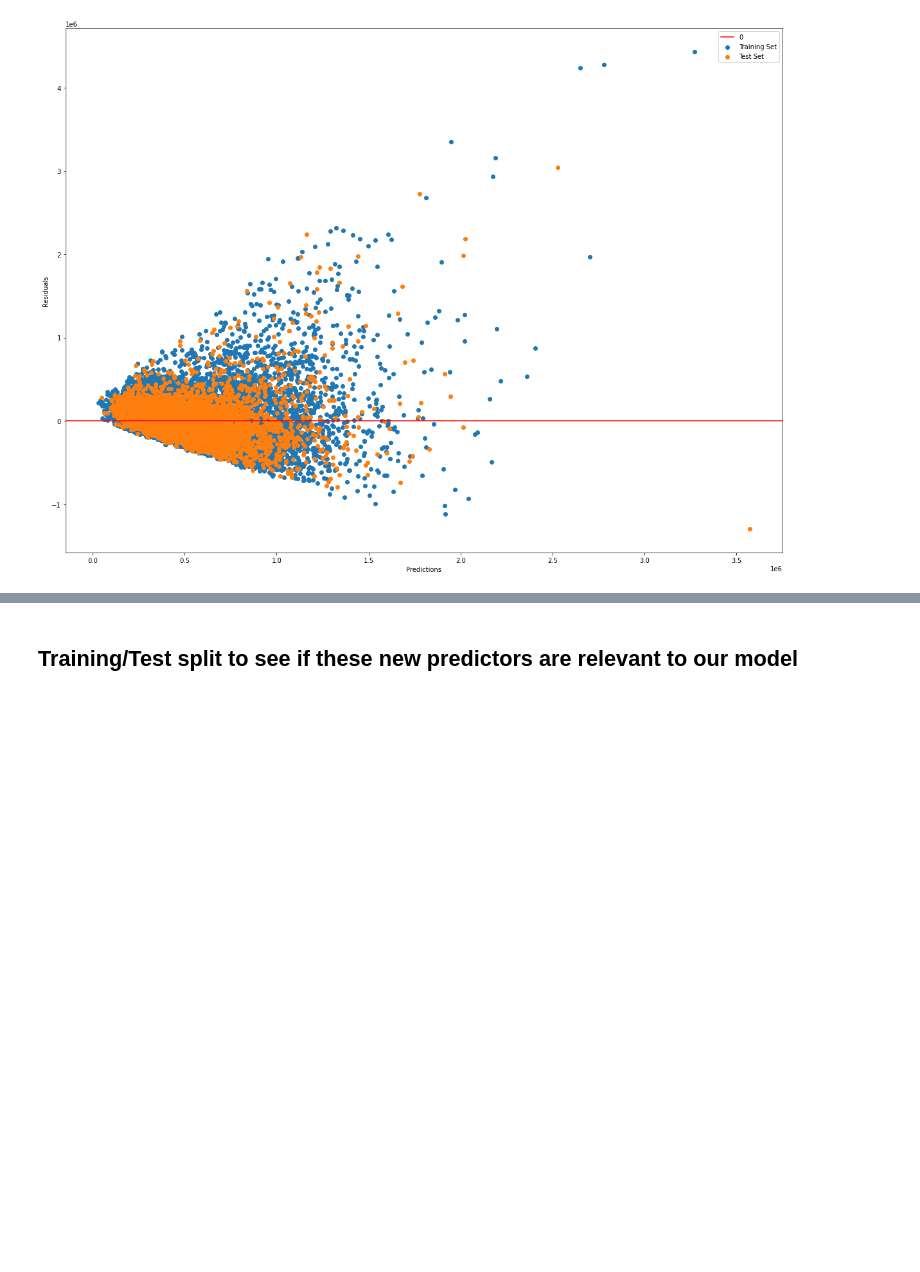
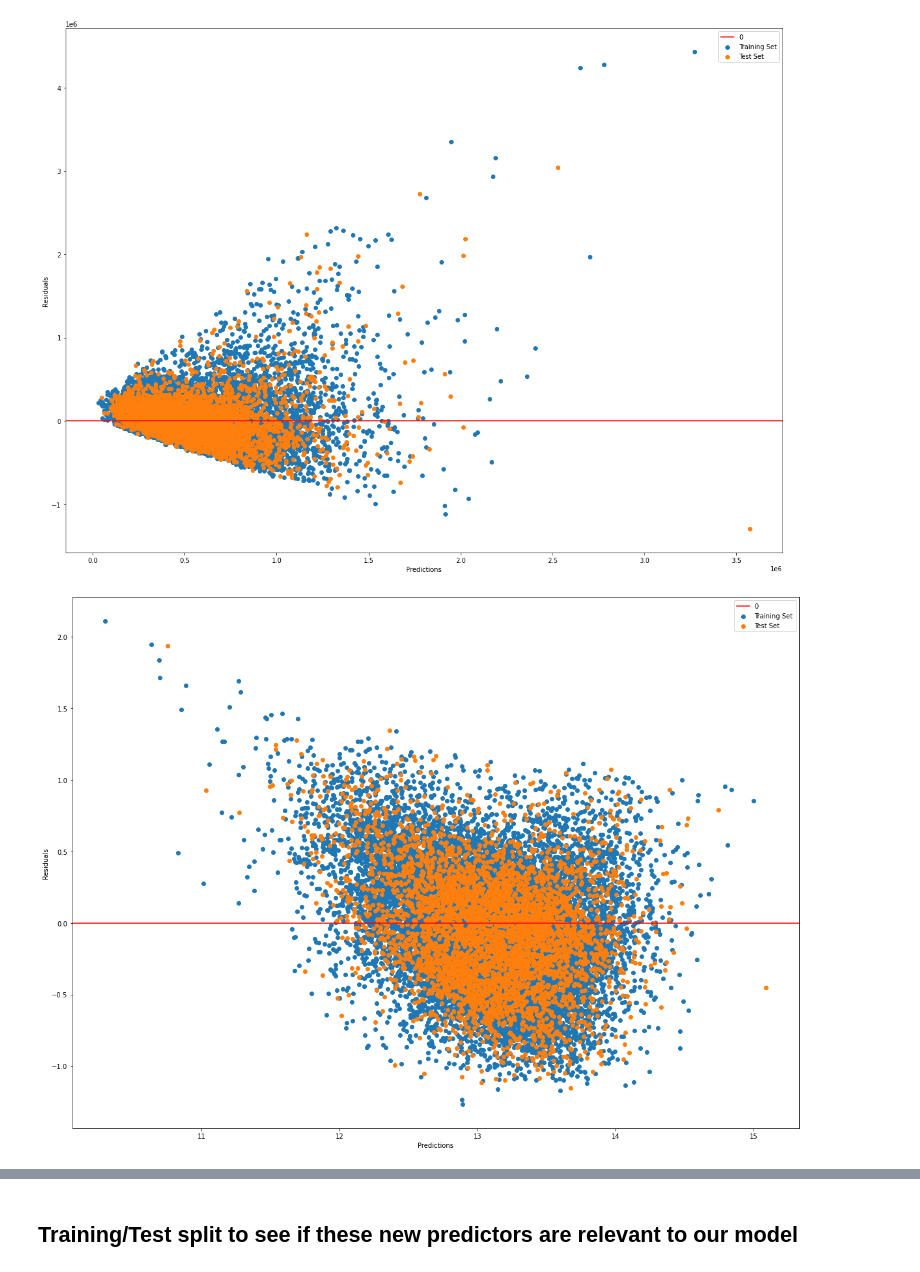
Before and after one commit to NaavSD/House-Plan-Analysis, a Jupyter notebook: Project 2 Notebook.ipynb, the cells around one changed output, grey strips where cells are left out. Cells and saved outputs as stored; diff of their text form; code cells hidden in the pictures; blank space fills up the shorter version.

Commit message:
Adjusted and added some models to Project 2.ipynb

```diff
--- a/Project 2 Notebook.ipynb
+++ b/Project 2 Notebook.ipynb
@@ -413,7 +396,8 @@ X_train_scaled
 Created the test dataset based on our StandardScalar values and our training/test split
 # %%
 # Testing dataset
-X_test_scaled = pd.DataFrame(X_test_scaled)
+X_test_scaled = pd.DataFrame(ss.transform(X_test))
 X_test_scaled.columns = X.columns
 y_test.reset_index(drop=True,inplace=True)
 X_test_scaled_plus_y = pd.concat((X_test_scaled,y_test),axis=1)
+X_test.reset_index(drop=True, inplace=True)
@@ -575,6 +635,2 @@ vif(X_train_scaled[['sqft_living', 'sqft_per_bedroom', 'footprint', 'bedbathrati
 # %% [markdown]
 We now run the second model to see if there were any changes to the R^2 value. We also wanted to test and see if keeping the bedrooms/bathrooms variables would reduce the complexity of our models. Removing the bedrooms variable in our model reduces our R^2 value by 0.015.
-# %%
-formula = 'price ~  sqft_living + sqft_per_bedroom + footprint + bedbathratio'
-model = ols(formula, X_train_scaled_plus_y).fit()
-model.summary()
@@ -607,5 +640,5 @@ qq(X_test_scaled[['sqft_living', 'sqft_per_bedroom', 'footprint', 'bedbathratio'
 # %% [output]
 [figure]
 # %%
-y_hat1 = model.predict(X_train_scaled[['sqft_living', 'sqft_per_bedroom', 'footprint', 'bedbathratio']])
-y_pred1 = model.predict(X_test_scaled[['sqft_living', 'sqft_per_bedroom', 'footprint', 'bedbathratio']])
+y_hat1 = model.predict(X_train[['sqft_living', 'sqft_per_bedroom', 'footprint', 'bedbathratio']])
+y_pred1 = model.predict(X_test[['sqft_living', 'sqft_per_bedroom', 'footprint', 'bedbathratio']])
@@ -621,3 +666,18 @@ plt.legend()
 plt.show()
 # %% [output]
 [figure]
+# %%
+ylog_test = np.log(abs(y_pred1))
+ylog_train = np.log(abs(y_hat1))
+# %%
+plt.figure(figsize = (20,15))
+plt.scatter(ylog_train, np.log(abs(y_train)) - ylog_train, label = 'Training Set')
+plt.scatter(ylog_test, np.log(abs(y_test)) - ylog_test, label = 'Test Set')
+
+plt.axhline(y = 0, color = 'red', label = '0')
+plt.xlabel('Predictions')
+plt.ylabel('Residuals')
+plt.legend()
+plt.show()
+# %% [output]
+[figure, added]
```
Also changed, not shown: parts of 36 cells of this notebook.
